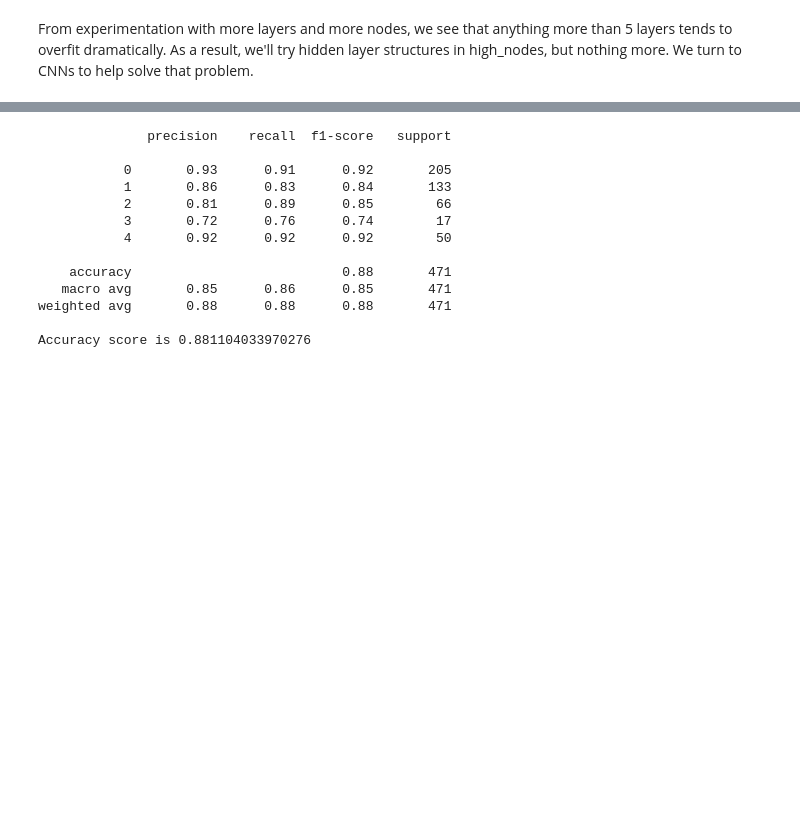
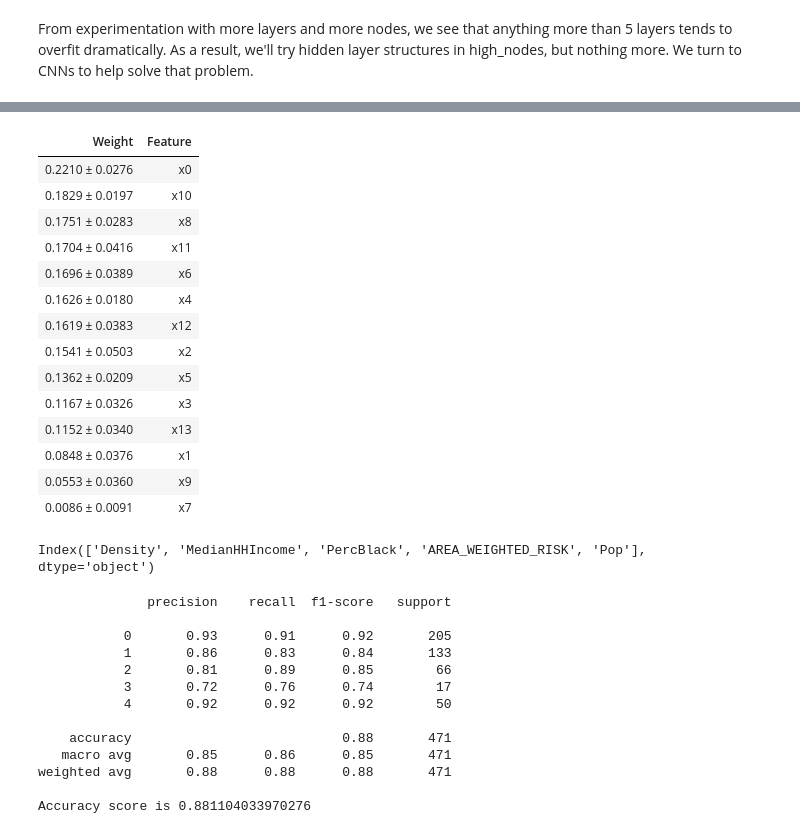
Before and after one commit to snme/DS4A, a Jupyter notebook: Clustering, Naive Bayes, Random Forest, ANN, XGBoost Analysis.ipynb, the cells around one changed output, grey strips where cells are left out. Drawn from its saved outputs; the diff is of its cells as text; code cells hidden in the pictures; blank space fills up the shorter version.

Commit message:
final feature importances

```diff
--- a/Clustering, Naive Bayes, Random Forest, ANN, XGBoost Analysis.ipynb
+++ b/Clustering, Naive Bayes, Random Forest, ANN, XGBoost Analysis.ipynb
@@ -331,3 +332,29 @@ Accuracy score is 0.7937743190661478
+# %%
+import eli5
+from eli5.sklearn import PermutationImportance
+# use permutation importance to detect equivalent weights for the NN.
+perm = PermutationImportance(clf).fit(x_test, y_test)
+eli5.show_weights(perm)
+# %% [output]
+| Weight | Feature |
+| 0.2210 ± 0.0276 | x0 |
+| 0.1829 ± 0.0197 | x10 |
+| 0.1751 ± 0.0283 | x8 |
+| 0.1704 ± 0.0416 | x11 |
+| 0.1696 ± 0.0389 | x6 |
+| 0.1626 ± 0.0180 | x4 |
+| 0.1619 ± 0.0383 | x12 |
+| 0.1541 ± 0.0503 | x2 |
+| 0.1362 ± 0.0209 | x5 |
+| 0.1167 ± 0.0326 | x3 |
+| 0.1152 ± 0.0340 | x13 |
+| 0.0848 ± 0.0376 | x1 |
+| 0.0553 ± 0.0360 | x9 |
+| 0.0086 ± 0.0091 | x7 |
+# %%
+X.columns[[0, 10, 8, 11, 6]]
+# %% [output]
+Index(['Density', 'MedianHHIncome', 'PercBlack', 'AREA_WEIGHTED_RISK', 'Pop'], dtype='object')
 # %%
 # draft export for datafolio
 for_display = pd.DataFrame()
```
Also changed, not shown: parts of 7 cells of this notebook, 2 other files.
